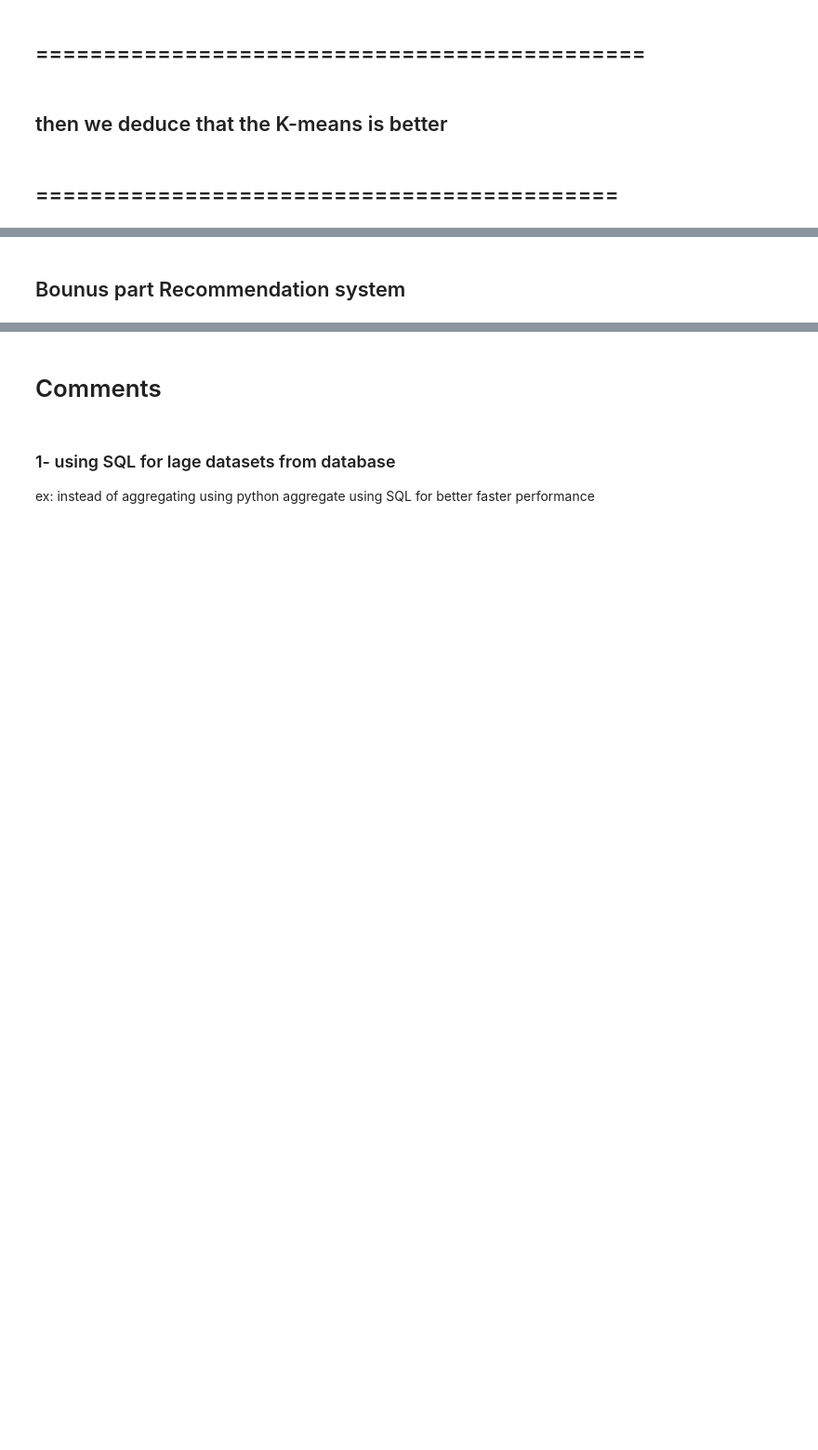
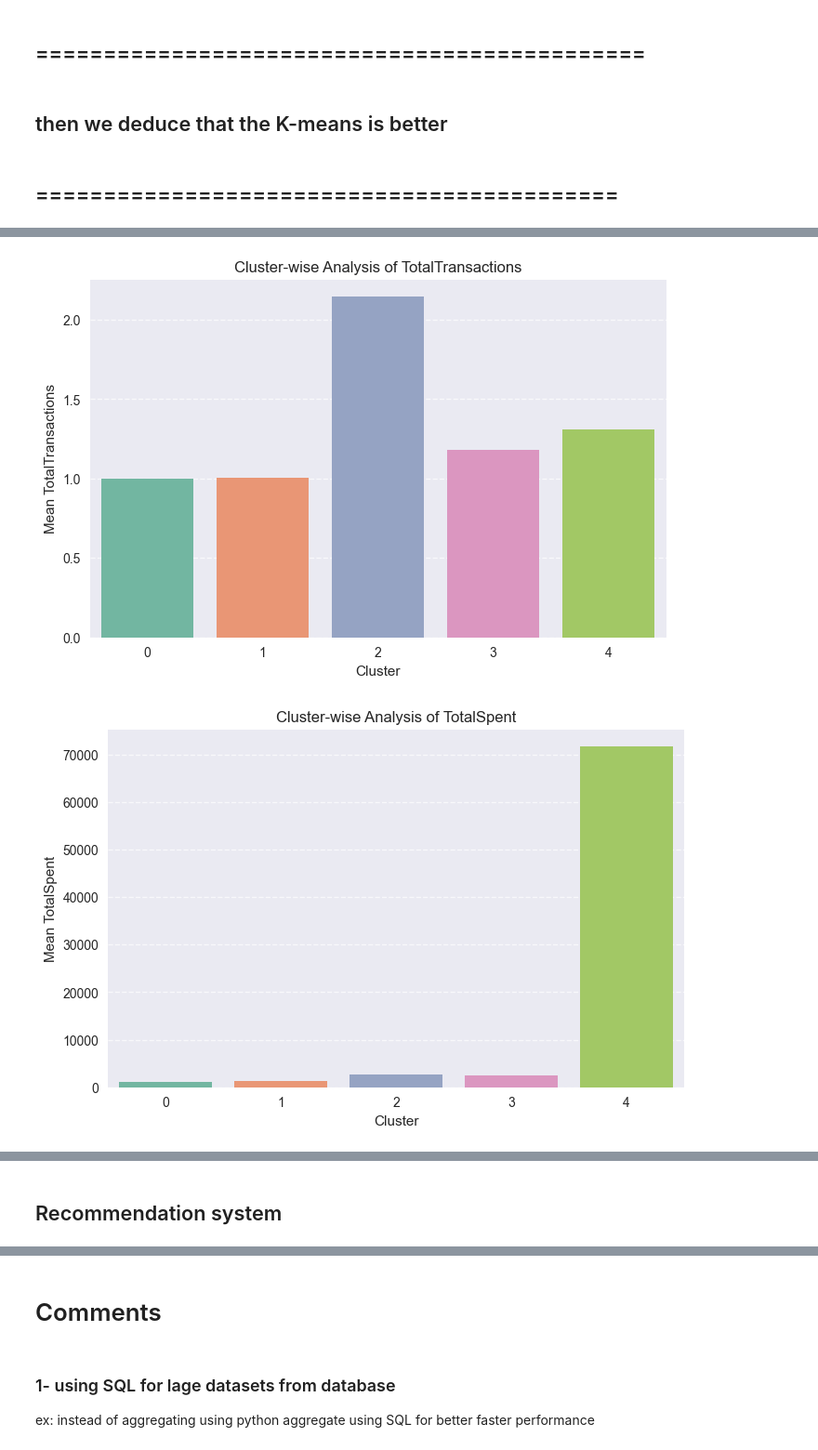
Before and after one commit to mohamedAlaa26/Bank_Customer_Transactions, a Jupyter notebook: Bank_transactions_proj.ipynb, the cells around one changed output, grey strips where cells are left out. Shown at 93% size. Saved outputs shown, nothing was run; the diff lists cells and outputs as text; code cells hidden in the pictures; blank space fills up the shorter version.

```diff
--- a/Bank_transactions_proj.ipynb
+++ b/Bank_transactions_proj.ipynb
@@ -851,0 +984,13 @@ Negative: Possibly assigned to the wrong cluster.
+# %%
+# Visualize each feature alone for cluster characteristics
+for feature in features:
+    plt.figure(figsize=(8, 5))
+    sns.barplot(x=cluster_analysis.index, y=cluster_analysis[feature], palette="Set2")
+    plt.title(f"Cluster-wise Analysis of {feature}")
+    plt.xlabel("Cluster")
+    plt.ylabel(f"Mean {feature}")
+    plt.grid(axis='y', linestyle='--', alpha=0.7)
+    plt.show()
+# %% [output]
+[figure, added]
+[figure, added]
@@ -852,5 +1005,5 @@ Negative: Possibly assigned to the wrong cluster.
 # %% [markdown]
-## Bounus part Recommendation system
+## Recommendation system
 # %%
 customer_df.head()
 # %% [output]
```
Also changed, not shown: parts of 35 cells of this notebook.
